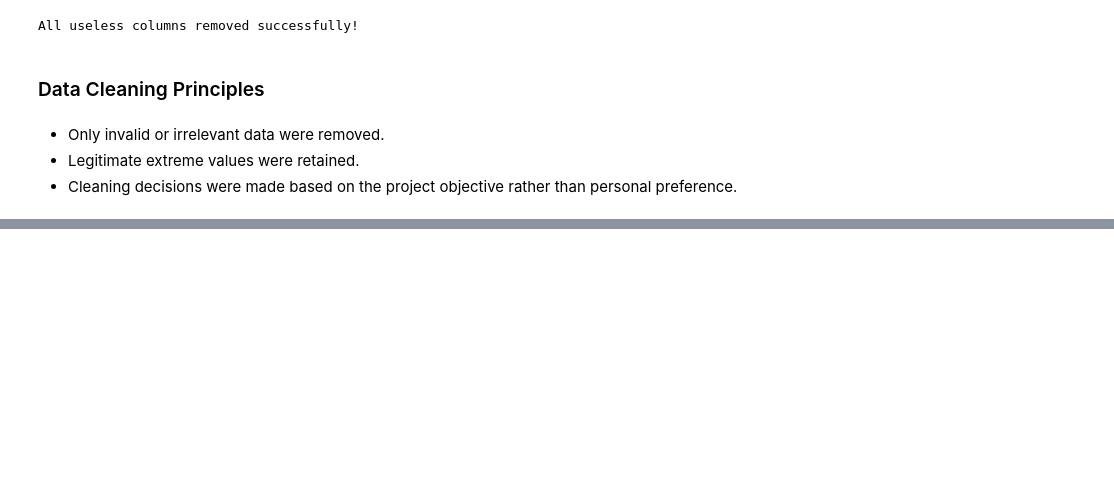
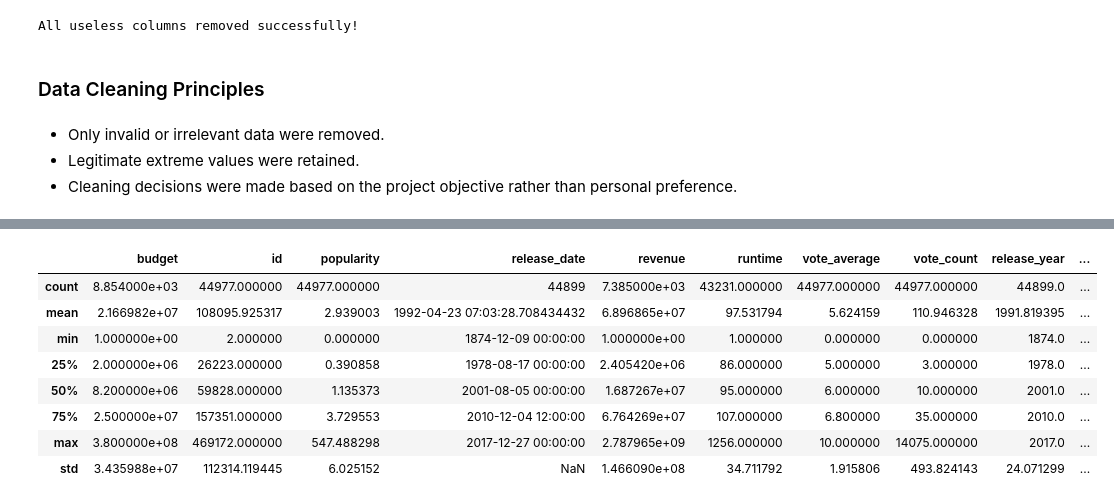
Before and after one commit to Hna2005/movie-runtime-analysis, a Jupyter notebook: notebooks/02-data-cleaning.ipynb, the cells around one changed output, grey strips where cells are left out. Saved outputs shown, nothing was run; the diff lists cells and outputs as text; code cells hidden in the pictures; blank space fills up the shorter version.

```diff
--- a/notebooks/02-data-cleaning.ipynb
+++ b/notebooks/02-data-cleaning.ipynb
@@ -365,6 +395,8 @@ print('Sum of Not Released status:', (data['status'] != 'Released').sum())
 # %% [output]
 Sum of True adult: 0
 Sum of Not Released status: 0
+# %%
+data = data.drop(columns=["status"])
 # %%
 # Remove all useless columns
 useless_columns = ['adult', 'video', 'homepage', 'tagline', 'imdb_id', 'belongs_to_collection',
@@ -386,0 +421,7 @@ All useless columns removed successfully!
+# %%
+# Extract year and decade from release_date (nullable integers)
+data['release_year'] = data['release_date'].dt.year.astype('Int64')
+data['release_decade'] = ((data['release_date'].dt.year // 10) * 10).astype('Int64')
+
+# Preview results
+data[['release_date', 'release_year', 'release_decade']].head(10)
@@ -386,0 +486,12 @@ All useless columns removed successfully!
+# %%
+data.describe()
+# %% [output]
+|  | budget | id | popularity | release_date | revenue | runtime | vote_average | vote_count | release_year | ... |
+| count | 8.854000e+03 | 44977.000000 | 44977.000000 | 44899 | 7.385000e+03 | 43231.000000 | 44977.000000 | 44977.000000 | 44899.0 | ... |
+| mean | 2.166982e+07 | 108095.925317 | 2.939003 | 1992-04-23 07:03:28.708434432 | 6.896865e+07 | 97.531794 | 5.624159 | 110.946328 | 1991.819395 | ... |
+| min | 1.000000e+00 | 2.000000 | 0.000000 | 1874-12-09 00:00:00 | 1.000000e+00 | 1.000000 | 0.000000 | 0.000000 | 1874.0 | ... |
+| 25% | 2.000000e+06 | 26223.000000 | 0.390858 | 1978-08-17 00:00:00 | 2.405420e+06 | 86.000000 | 5.000000 | 3.000000 | 1978.0 | ... |
+| 50% | 8.200000e+06 | 59828.000000 | 1.135373 | 2001-08-05 00:00:00 | 1.687267e+07 | 95.000000 | 6.000000 | 10.000000 | 2001.0 | ... |
+| 75% | 2.500000e+07 | 157351.000000 | 3.729553 | 2010-12-04 12:00:00 | 6.764269e+07 | 107.000000 | 6.800000 | 35.000000 | 2010.0 | ... |
+| max | 3.800000e+08 | 469172.000000 | 547.488298 | 2017-12-27 00:00:00 | 2.787965e+09 | 1256.000000 | 10.000000 | 14075.000000 | 2017.0 | ... |
+| std | 3.435988e+07 | 112314.119445 | 6.025152 | NaN | 1.466090e+08 | 34.711792 | 1.915806 | 493.824143 | 24.071299 | ... |
```
Also changed, not shown: parts of 18 cells of this notebook, 1 other file.
